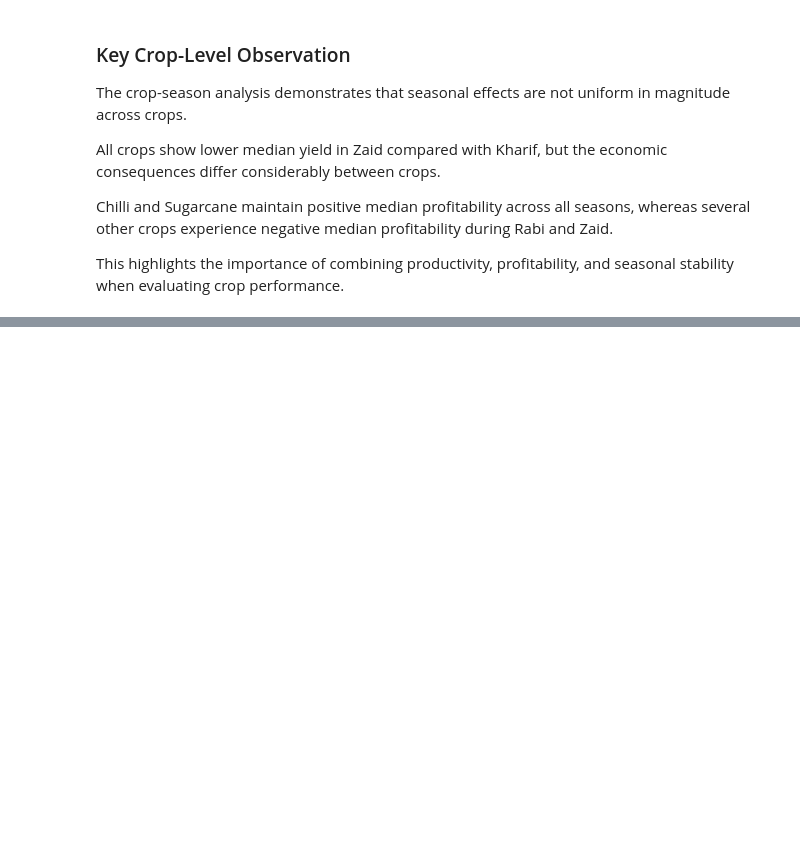
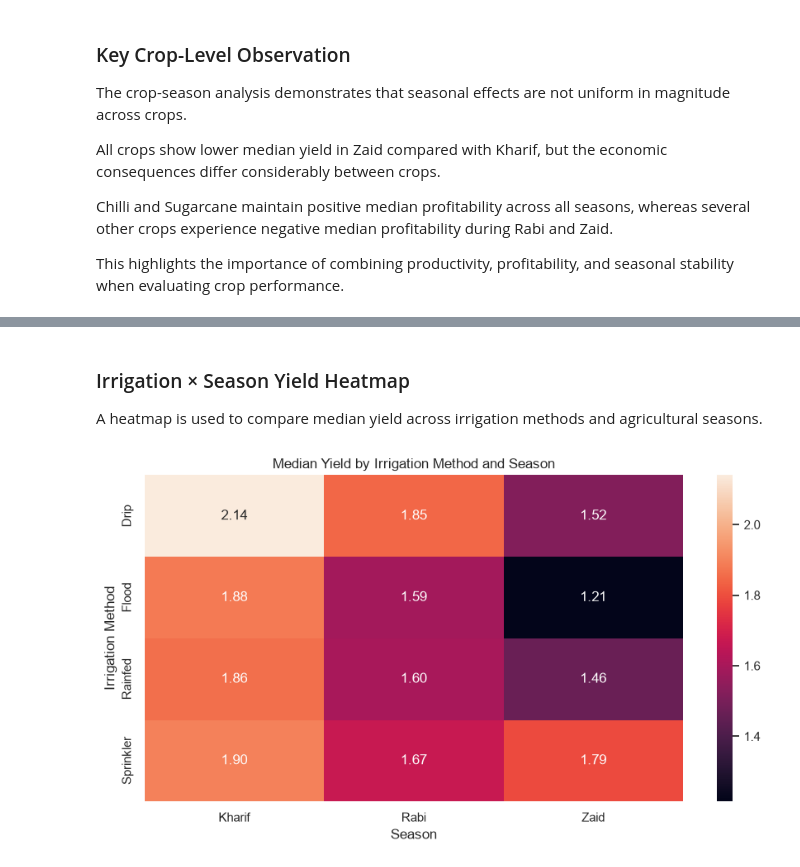
Before and after one commit to TharunPranav2007/Seasonal-Agriculture-Performance-Analysis, a Jupyter notebook: notebooks/seasonal_agriculture_analysis.ipynb, the cells around one changed output, grey strips where cells are left out. Saved outputs shown, nothing was run; the diff lists cells and outputs as text; code cells hidden in the pictures; blank space fills up the shorter version.

```diff
--- a/notebooks/seasonal_agriculture_analysis.ipynb
+++ b/notebooks/seasonal_agriculture_analysis.ipynb
@@ -1574,0 +1694,10 @@ This highlights the importance of combining productivity, profitability, and sea
+# %%
+irrigation_season_yield = pd.pivot_table(
+    yield_df,
+    values="Yield_Tonnes_Ha",
+    index="Irrigation_Method",
+    columns="Season",
+    aggfunc="median"
+)
+
+irrigation_season_yield
@@ -1574,0 +1711,21 @@ This highlights the importance of combining productivity, profitability, and sea
+# %% [markdown]
+### Irrigation × Season Yield Heatmap
+
+A heatmap is used to compare median yield across irrigation methods and agricultural seasons.
+# %%
+plt.figure(figsize=(9, 5))
+
+sns.heatmap(
+    irrigation_season_yield,
+    annot=True,
+    fmt=".2f"
+)
+
+plt.title("Median Yield by Irrigation Method and Season")
+plt.xlabel("Season")
+plt.ylabel("Irrigation Method")
+
+plt.tight_layout()
+plt.show()
+# %% [output]
+[figure, added]
```
Also changed, not shown: parts of 28 cells of this notebook.
